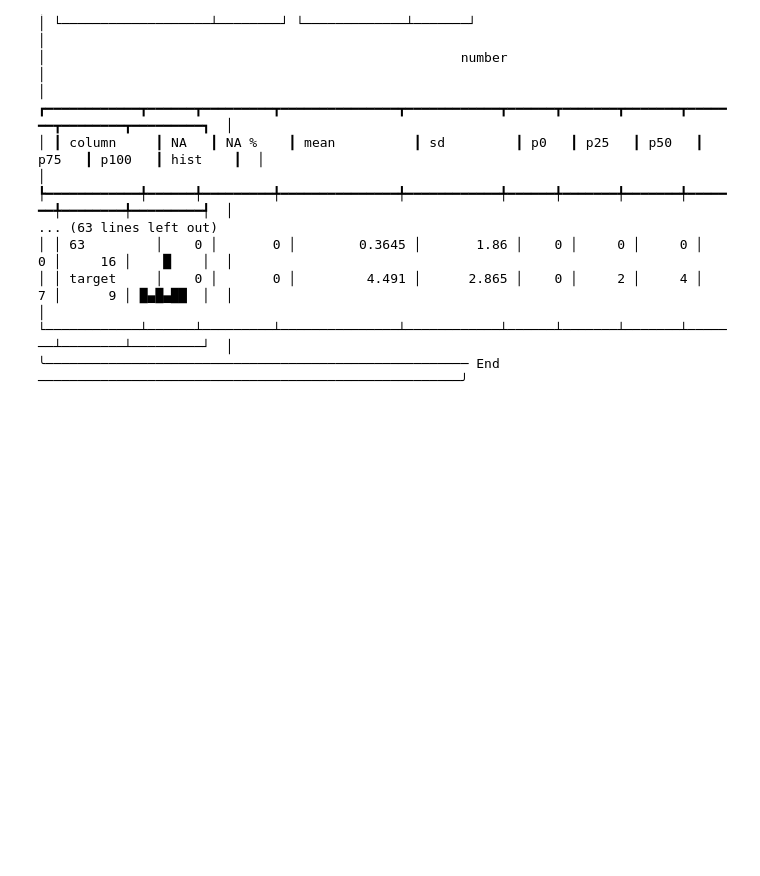
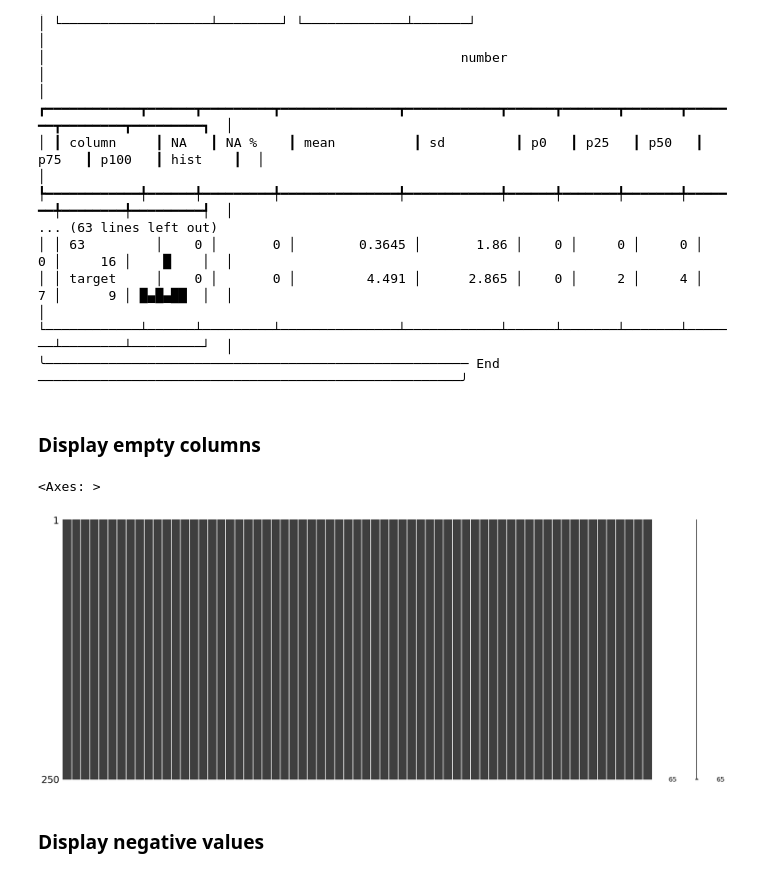
Before and after one commit to ThomasHtn/MNIST, a Jupyter notebook: analyse_digits_dataset.ipynb, the cells around one changed output. Drawn from its saved outputs; the diff is of its cells as text; code cells hidden in the pictures; blank space fills up the shorter version.

```diff
--- a/analyse_digits_dataset.ipynb
+++ b/analyse_digits_dataset.ipynb
@@ -54,3 +65,13 @@ skim(df)
 │ │ target     │    0 │       0 │         4.491 │      2.865 │    0 │     2 │     4 │     7 │      9 │ █▄█▄██  │  │
 │ └────────────┴──────┴─────────┴───────────────┴────────────┴──────┴───────┴───────┴───────┴────────┴─────────┘  │
 ╰────────────────────────────────────────────────────── End ──────────────────────────────────────────────────────╯
+# %% [markdown]
+### Display empty columns
+# %%
+%matplotlib inline
+msno.matrix(df.sample(250))
+# %% [output]
+<Axes: >
+[figure, added]
+# %% [markdown]
+### Display negative values
```
Also changed, not shown: parts of 18 cells of this notebook, 2 other files.
